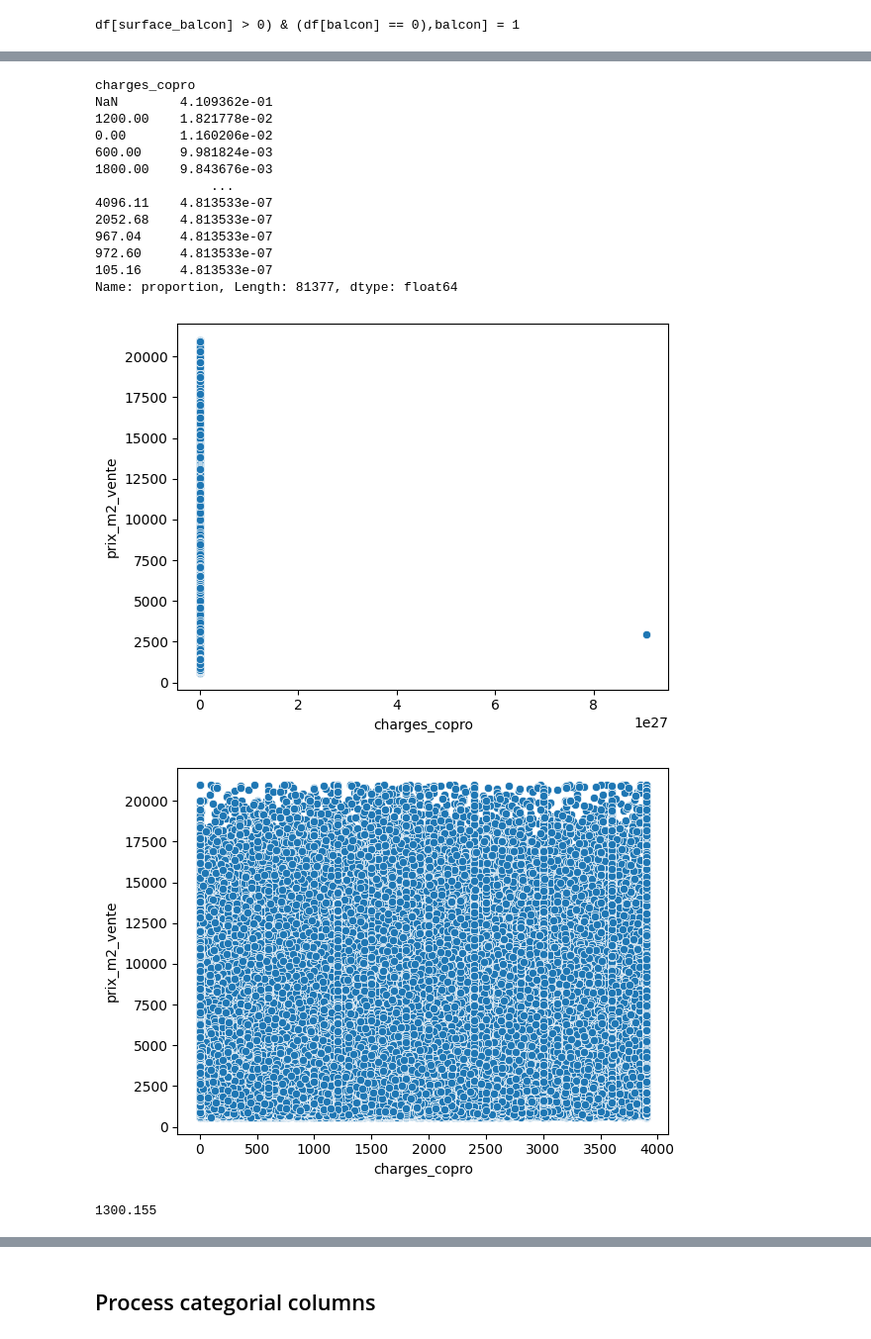
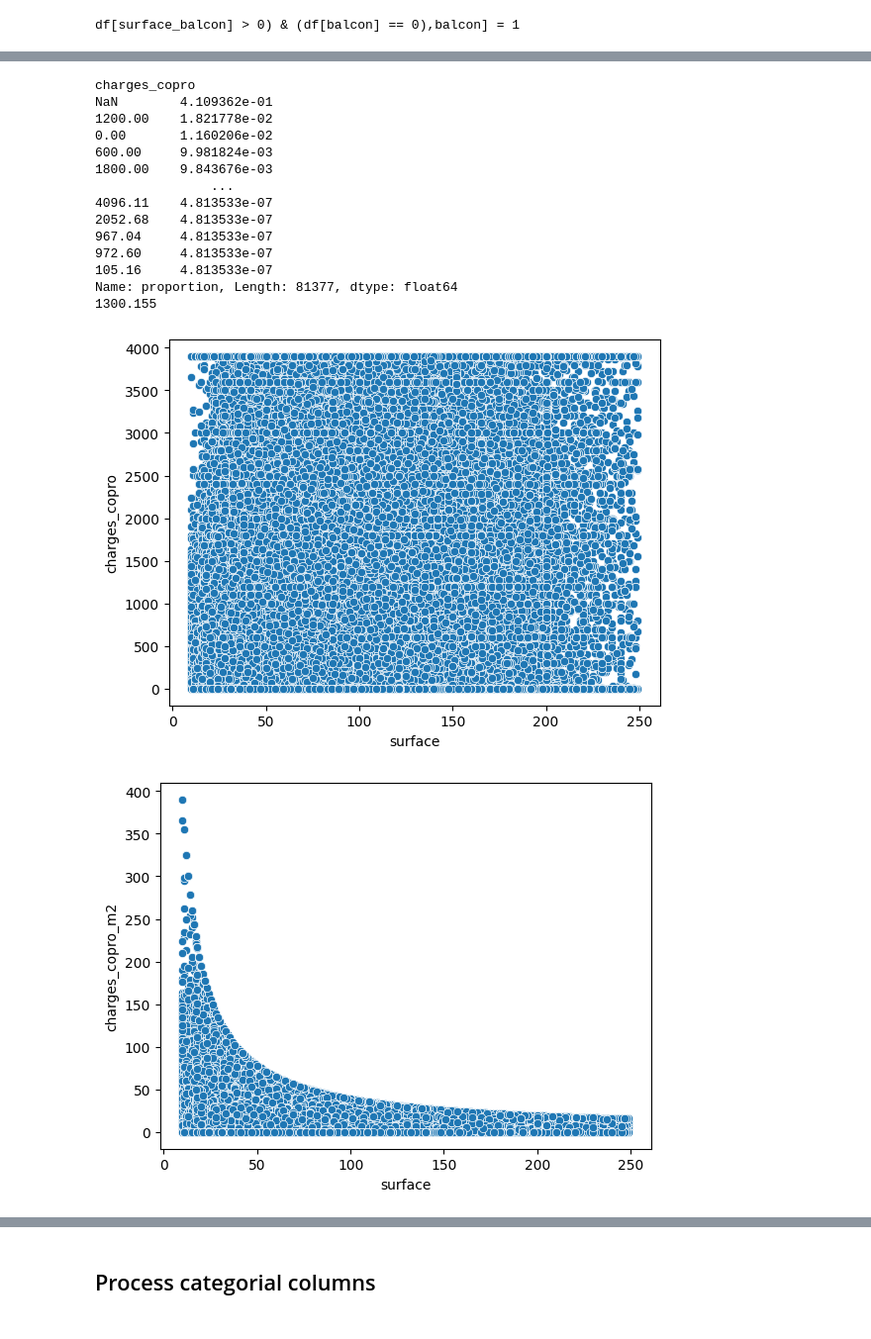
Before and after one commit to Clement2169/immocv, a Jupyter notebook: notebooks/TraitementAppartement-V1.ipynb, the cells around one changed output, grey strips where cells are left out. Shown at 99% size. Saved outputs shown, nothing was run; the diff lists cells and outputs as text; code cells hidden in the pictures.

```diff
--- a/notebooks/TraitementAppartement-V1.ipynb
+++ b/notebooks/TraitementAppartement-V1.ipynb
@@ -421,7 +456,7 @@ empty cols ['parking', 'videophone', 'surface_balcon']
 # %%
 # scatter plot of numerical variables / prix_m2_vente
 
-if LargePlotActive :
+if  MediumPlotActive :
     columns = df.select_dtypes(include='number').columns.tolist()
     df.sort_values(by="prix_m2_vente",ascending=True)
     nrows = int(len(columns)/4) +1
@@ -642,34 +673,42 @@ Name: proportion, Length: 2498, dtype: float64
 # %%
 # charges copro
 threshold=0.95
 column="charges_copro"
 print (df[column].value_counts(dropna=False,normalize=True))
 if MediumPlotActive :
     sns.scatterplot(y=df["prix_m2_vente"],x=df[column])
     plt.show()
 df.loc[:,column] = df[column].clip(upper=df[column].quantile(threshold))
 if MediumPlotActive :
     sns.scatterplot(y=df["prix_m2_vente"],x=df[column])
     plt.show()
 print (df[column].median())
 df[column]= df[column].fillna(0)
+
+sns.scatterplot(y=df[column],x=df["surface"])
+plt.show()
+
+df["charges_copro_m2"] = df[column] /df["surface"]
+sns.scatterplot(y=df["charges_copro_m2"],x=df["surface"])
+
+charges_copro_hist= pd.cut(df.charges_copro,np.arange(0,20000,5000))
 # %% [output]
 charges_copro
 NaN        4.109362e-01
 1200.00    1.821778e-02
 0.00       1.160206e-02
 600.00     9.981824e-03
 1800.00    9.843676e-03
                ...
 4096.11    4.813533e-07
 2052.68    4.813533e-07
 967.04     4.813533e-07
 972.60     4.813533e-07
 105.16     4.813533e-07
 Name: proportion, Length: 81377, dtype: float64
+1300.155
-[figure, old version]
+[figure, new version]
-[figure, old version]
+[figure, new version]
-1300.155
 # %%
 #  remove Nan values for numerical columns
 columns = df.select_dtypes(include='number').columns.tolist()
```
Also changed, not shown: parts of 23 cells of this notebook.
